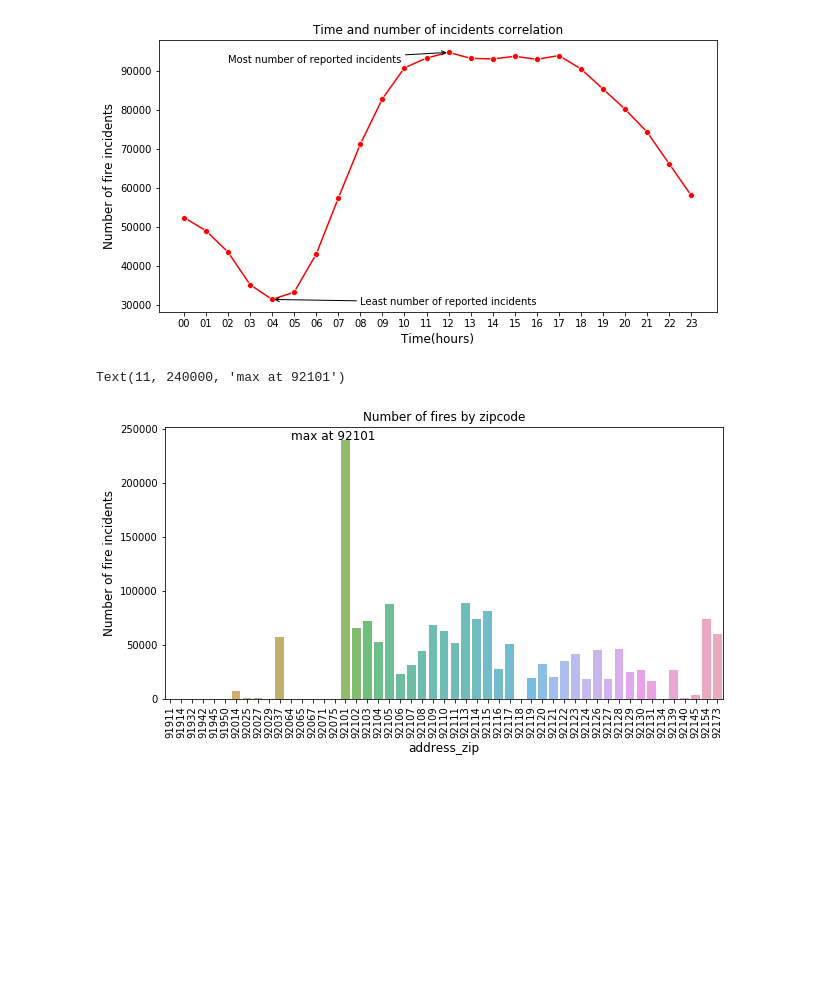
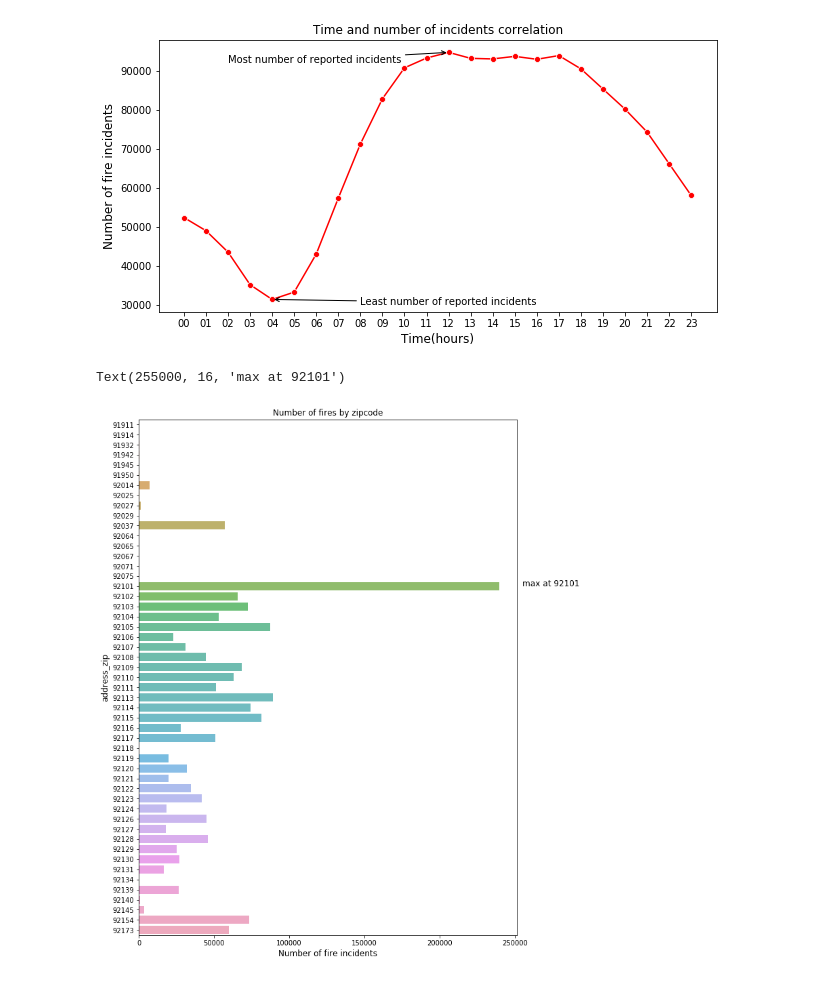
Before and after one commit to hundredball/ECE143_Project_Group24, a Jupyter notebook: ECE143.ipynb, the cells around one changed output. Saved outputs shown, nothing was run; the diff lists cells and outputs as text; code cells hidden in the pictures; blank space fills up the shorter version.

```diff
--- a/ECE143.ipynb
+++ b/ECE143.ipynb
@@ -223,14 +224,13 @@ plt.show()
 # %%
 ## DISTRIBUTION OF NUMBER OF INCIDENTS ACROSS ALL PIN CODES
 zip_count  = fireDataFrame['address_zip'].value_counts()
-plt.figure(figsize=(10,5))
-ax = sns.barplot(zip_count.index, zip_count.values, alpha=0.8)
+plt.figure(figsize=(10,14))
+ax = sns.barplot(y = zip_count.index, x= zip_count.values, alpha=0.8, orient = 'h')
 plt.title('Number of fires by zipcode')
-plt.ylabel('Number of fire incidents', fontsize=12)
-plt.xlabel('address_zip', fontsize=12)
-plt.xticks(rotation = 90)
-ax.text(11,240000,'max at 92101',fontsize=12)
+plt.xlabel('Number of fire incidents', fontsize=12)
+plt.ylabel('address_zip', fontsize=12)
+ax.text(255000,16,'max at 92101',fontsize=12)
 # %% [output]
-Text(11, 240000, 'max at 92101')
+Text(255000, 16, 'max at 92101')
-[figure, old version]
+[figure, new version]
 # %%
```
Also changed, not shown: parts of 4 cells of this notebook.
